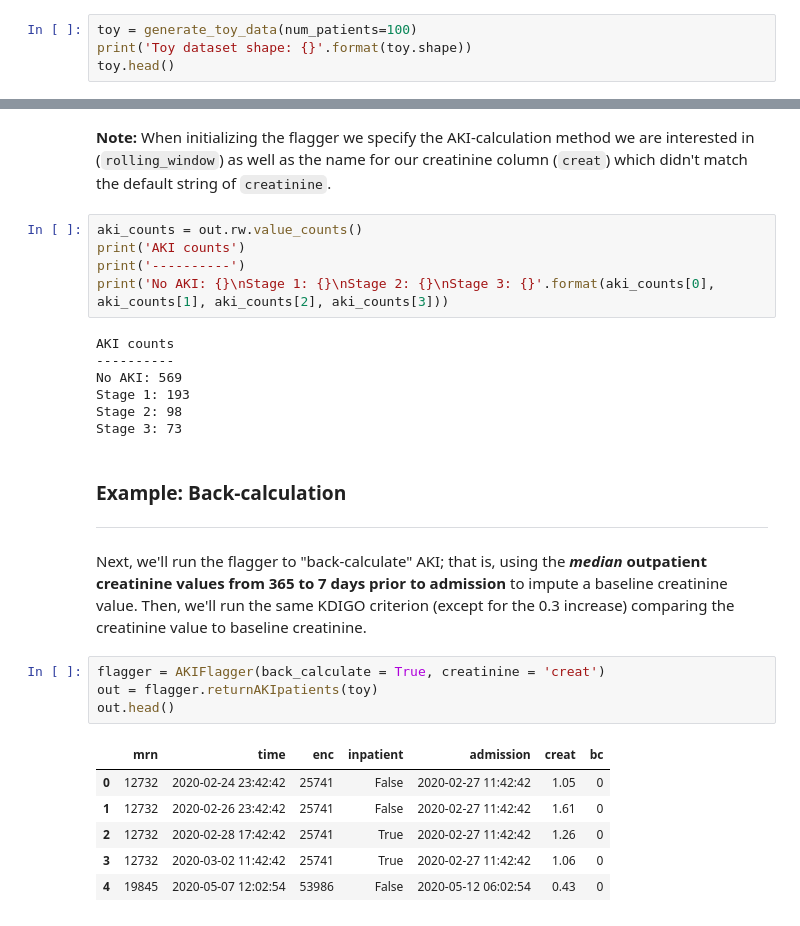
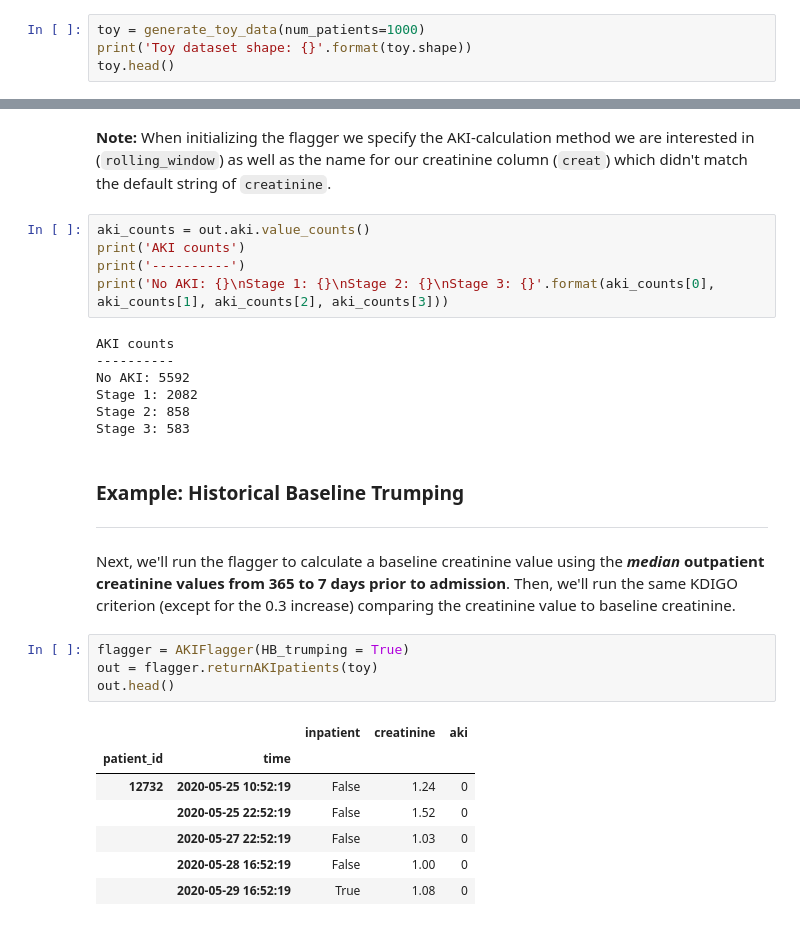
Before and after one commit to isaranwrap/StandardizingAKI, a Jupyter notebook: notebooks/GettingStarted.ipynb, the cells around one changed output, grey strips where cells are left out. Saved outputs shown, nothing was run; the diff lists cells and outputs as text.

```diff
--- a/notebooks/GettingStarted.ipynb
+++ b/notebooks/GettingStarted.ipynb
@@ -35,7 +38,7 @@ from akiFlagger import AKIFlagger, generate_toy_data
 
 The flagger comes with a built-in generator of a toy dataset to demonstrate how it works. Simply call the `generate_toy_data()` function. By default, the toy dataset has 100 patients, but let's initialize ours with 1000 patients.
 # %%
-toy = generate_toy_data(num_patients=100)
+toy = generate_toy_data(num_patients=1000)
 print('Toy dataset shape: {}'.format(toy.shape))
 toy.head()
 # %% [output]
@@ -113,34 +115,35 @@ out.head()
 # %% [markdown]
 **Note:** When initializing the flagger we specify the AKI-calculation method we are interested in (`rolling_window`) as well as the name for our creatinine column (`creat`) which didn't match the default string of `creatinine`.
 # %%
-aki_counts = out.rw.value_counts()
+aki_counts = out.aki.value_counts()
 print('AKI counts')
 print('----------')
 print('No AKI: {}\nStage 1: {}\nStage 2: {}\nStage 3: {}'.format(aki_counts[0], aki_counts[1], aki_counts[2], aki_counts[3]))
 # %% [output]
 AKI counts
 ----------
-No AKI: 569
-Stage 1: 193
-Stage 2: 98
-Stage 3: 73
+No AKI: 5592
+Stage 1: 2082
+Stage 2: 858
+Stage 3: 583
 # %% [markdown]
-### Example: Back-calculation
+### Example: Historical Baseline Trumping
 
 ------------
 
-Next, we'll run the flagger to "back-calculate" AKI; that is, using the **_median_ outpatient creatinine values from 365 to 7 days prior to admission** to impute a baseline creatinine value. Then, we'll run the same KDIGO criterion (except for the 0.3 increase) comparing the creatinine value to baseline creatinine.
+Next, we'll run the flagger to calculate a baseline creatinine value using the **_median_ outpatient creatinine values from 365 to 7 days prior to admission**. Then, we'll run the same KDIGO criterion (except for the 0.3 increase) comparing the creatinine value to baseline creatinine.
 # %%
-flagger = AKIFlagger(back_calculate = True, creatinine = 'creat')
+flagger = AKIFlagger(HB_trumping = True)
 out = flagger.returnAKIpatients(toy)
 out.head()
 # %% [output]
-|  | mrn | time | enc | inpatient | admission | creat | bc |
-| 0 | 12732 | 2020-02-24 23:42:42 | 25741 | False | 2020-02-27 11:42:42 | 1.05 | 0 |
-| 1 | 12732 | 2020-02-26 23:42:42 | 25741 | False | 2020-02-27 11:42:42 | 1.61 | 0 |
-| 2 | 12732 | 2020-02-28 17:42:42 | 25741 | True | 2020-02-27 11:42:42 | 1.26 | 0 |
-| 3 | 12732 | 2020-03-02 11:42:42 | 25741 | True | 2020-02-27 11:42:42 | 1.06 | 0 |
-| 4 | 19845 | 2020-05-07 12:02:54 | 53986 | False | 2020-05-12 06:02:54 | 0.43 | 0 |
+|  |  | inpatient | creatinine | aki |
+| patient_id | time |  |  |  |
+| 12732 | 2020-05-25 10:52:19 | False | 1.24 | 0 |
+|  | 2020-05-25 22:52:19 | False | 1.52 | 0 |
+|  | 2020-05-27 22:52:19 | False | 1.03 | 0 |
+|  | 2020-05-28 16:52:19 | False | 1.00 | 0 |
+|  | 2020-05-29 16:52:19 | True | 1.08 | 0 |
 # %% [markdown]
 ### eGFR-based imputation of baseline creatinine
 ----
```
Also changed, not shown: parts of 16 cells of this notebook.
